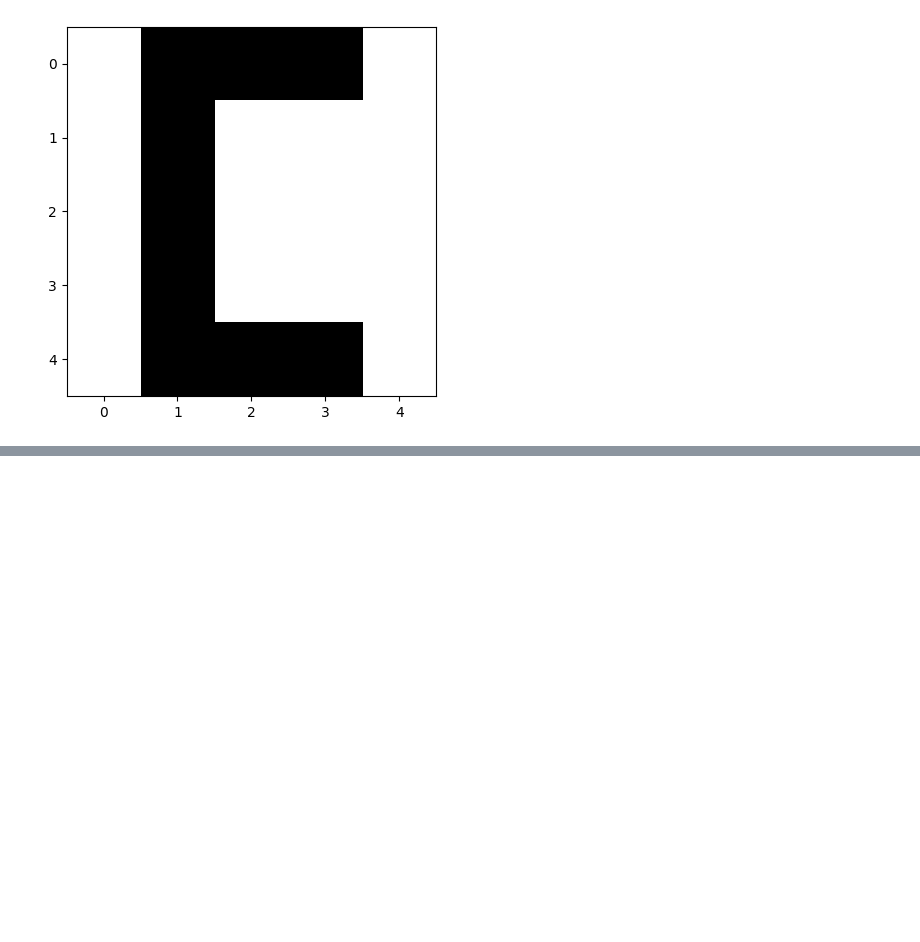
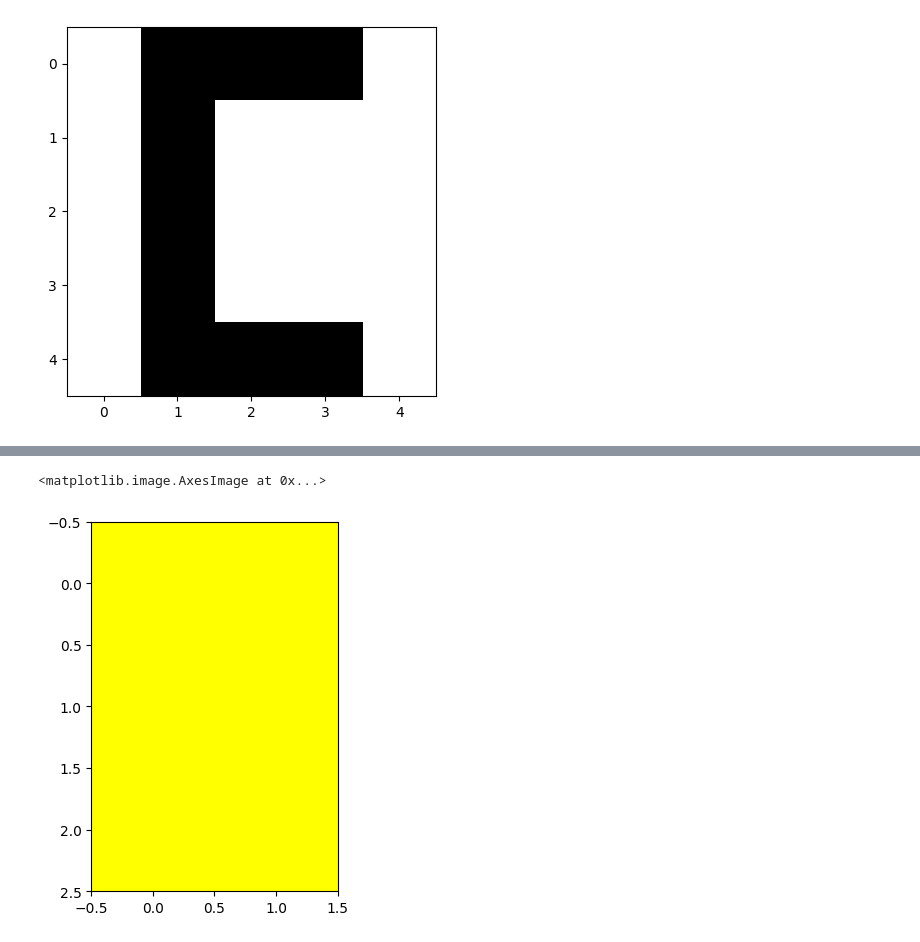
Before and after one commit to vc-2026-ii/ambientes-virtuales-JoseFRuiz, a Jupyter notebook: ejercicio.ipynb, the cells around one changed output, grey strips where cells are left out. Cells and saved outputs as stored; diff of their text form; code cells hidden in the pictures; blank space fills up the shorter version.

```diff
--- a/ejercicio.ipynb
+++ b/ejercicio.ipynb
@@ -45,0 +96,11 @@ plt.imshow(a2, cmap='gray', vmin=0, vmax=255)
+# %%
+ir = np.array([[[255, 0, 0],[255, 0, 0]],
+              [[255, 0, 0],[255, 0, 0]],
+              [[255, 0, 0],[255, 0, 0]]]).astype(np.uint8)
+
+ig = np.array([[[0, 255, 0],[0, 255, 0]],
+              [[0, 255, 0],[0, 255, 0]],
+              [[0, 255, 0],[0, 255, 0]]]).astype(np.uint8)
+
+it = ir+ig
+it
@@ -45,0 +116,6 @@ plt.imshow(a2, cmap='gray', vmin=0, vmax=255)
+# %%
+plt.figure()
+plt.imshow(it)
+# %% [output]
+<matplotlib.image.AxesImage at 0x...>
+[figure, added]
```
Also changed, not shown: parts of 34 cells of this notebook.
